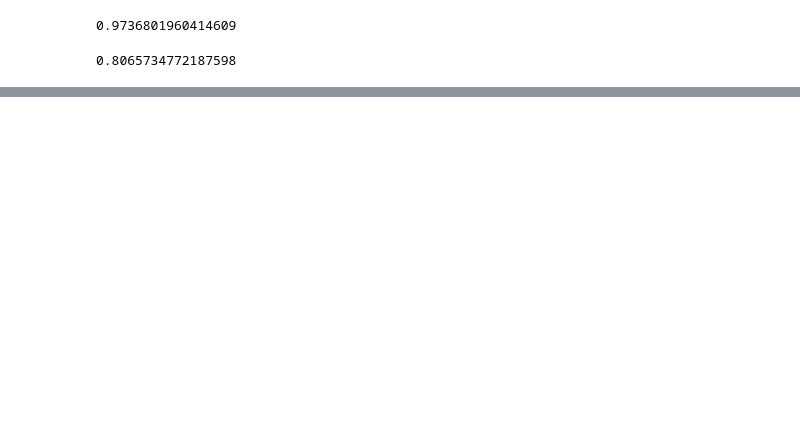
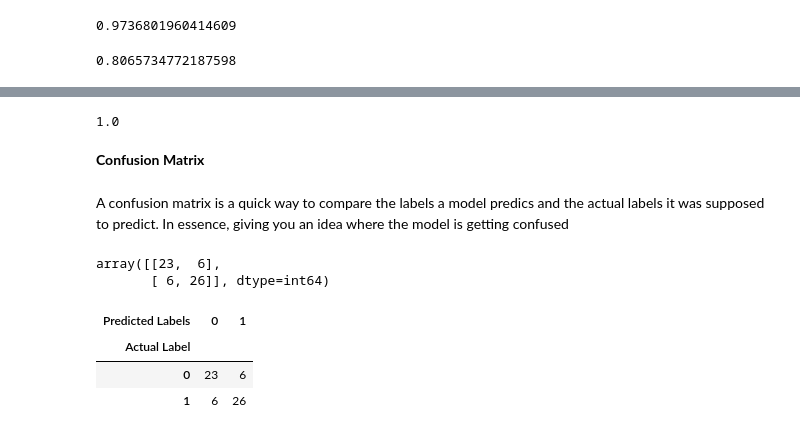
Before and after one commit to DHughes666/ML_Project_Uno, a Jupyter notebook: Scikit_Learn_Step-by-Step.ipynb, the cells around one changed output, grey strips where cells are left out. Cells and saved outputs as stored; diff of their text form; code cells hidden in the pictures; blank space fills up the shorter version.

```diff
--- a/Scikit_Learn_Step-by-Step.ipynb
+++ b/Scikit_Learn_Step-by-Step.ipynb
@@ -1019,0 +1040,12 @@ model.score(X_test, y_test)
+# %%
+from sklearn.model_selection import cross_val_score
+from sklearn.ensemble import RandomForestClassifier
+
+np.random.seed(42)
+
+X = heart_disease.drop("target", axis=1)
+y = heart_disease["target"]
+
+clf = RandomForestClassifier()
+
+cross_val_score = cross_val_score(clf, X, y, cv=5)
@@ -1019,0 +1072,13 @@ model.score(X_test, y_test)
+# %%
+# Create X_test
+X_train, X_test, y_train, y_test = train_test_split(X, y, test_size=0.2)
+# %%
+from sklearn.metrics import roc_curve
+
+# Fit the classifier
+clf.fit(X_train, y_train)
+
+# Make predictions with probabilities
+y_probs = clf.predict_proba(X_test)
+
+y_probs[:10], len(y_probs)
@@ -1019,0 +1151,27 @@ model.score(X_test, y_test)
+# %%
+# Perfect AUC score
+roc_auc_score(y_test, y_test)
+# %% [output]
+1.0
+# %% [markdown]
+**Confusion Matrix**
+# %% [markdown]
+A confusion matrix is a quick way to compare the labels a model predics and the actual labels it was supposed to predict. In essence, giving you an idea where the model is getting confused
+# %%
+from sklearn.metrics import confusion_matrix
+
+y_preds = clf.predict(X_test)
+
+confusion_matrix(y_test, y_preds)
+# %% [output]
+array([[23,  6],
+       [ 6, 26]], dtype=int64)
+# %%
+# Visualize confusion matrix sith pd.crosstab()
+
+pd.crosstab(y_test, y_preds, rownames=["Actual Label"], colnames=["Predicted Labels"])
+# %% [output]
+| Predicted Labels | 0 | 1 |
+| Actual Label |  |  |
+| 0 | 23 | 6 |
+| 1 | 6 | 26 |
```
Also changed, not shown: parts of 15 cells of this notebook.
